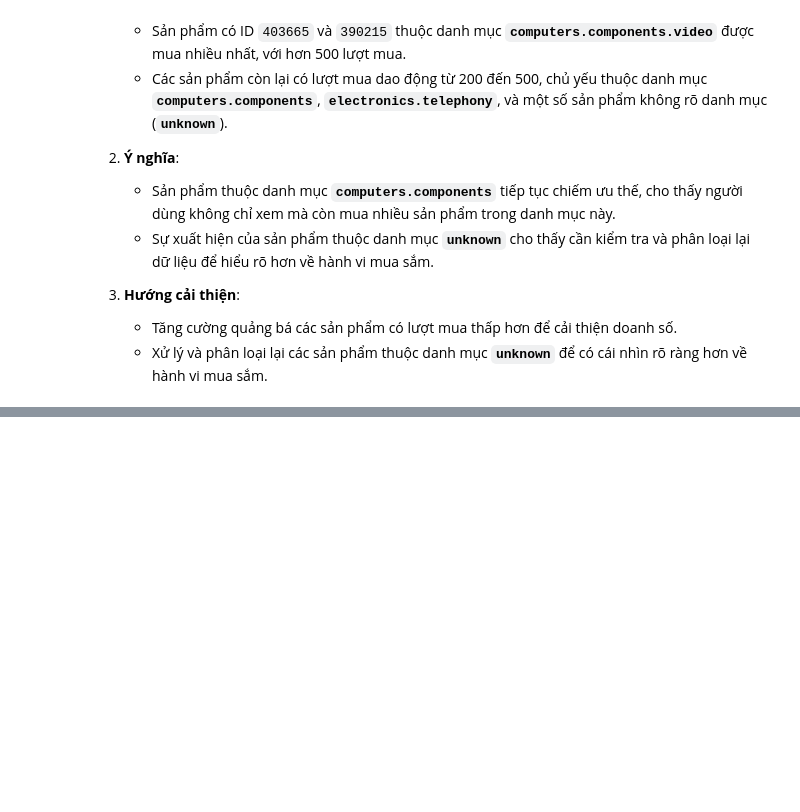
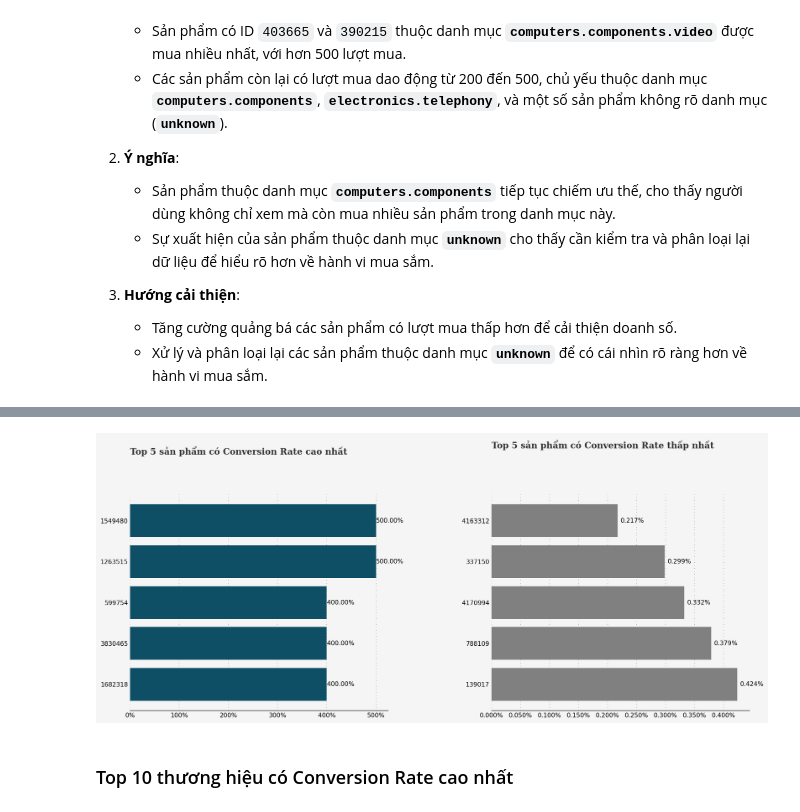
Before and after one commit to hanvocado/ecommerce-analysis, a Jupyter notebook: preprocess.ipynb, the cells around one changed output, grey strips where cells are left out. Saved outputs shown, nothing was run; the diff lists cells and outputs as text; code cells hidden in the pictures; blank space fills up the shorter version.

Commit message:
conversion rate visualize

```diff
--- a/preprocess.ipynb
+++ b/preprocess.ipynb
@@ -664,0 +669,7 @@ plt.show()
+# %%
+data['hour'] = data['event_time'].dt.hour
+
+def calc_conversion_rate(group):
+    views = group[group['event_type'] == 'view']
+    purchases = group[group['event_type'] == 'purchase']
+    return (len(purchases) / len(views) * 100) if len(views) > 0 else 0
@@ -664,0 +958,10 @@ plt.show()
+# %%
+product_views = data[data['event_type'] == 'view'].groupby('product_id').size()
+product_purchases = data[data['event_type'] == 'purchase'].groupby('product_id').size()
+product_conversion_rate = (product_purchases / product_views * 100).dropna()
+
+top_products = product_conversion_rate.sort_values(ascending=False).head(5)
+bottom_products = product_conversion_rate.sort_values(ascending=True).head(5)
+
+print("\nTop sản phẩm conversion rate cao nhất:\n", top_products.round(2))
+print("\nSản phẩm conversion rate thấp nhất:\n", bottom_products.round(2))
@@ -664,0 +986,51 @@ plt.show()
+# %%
+import matplotlib.pyplot as plt
+import matplotlib.ticker as mtick
+
+background_color = "#f5f5f5"
+fig = plt.figure(figsize=(18, 8), dpi=150)
+fig.patch.set_facecolor(background_color)
+gs = fig.add_gridspec(2, 2, height_ratios=[0.1, 1])
+gs.update(hspace=0.3, wspace=0.4)
+
+title_ax0 = fig.add_subplot(gs[0, 0])
+title_ax1 = fig.add_subplot(gs[0, 1])
+ax0 = fig.add_subplot(gs[1, 0])
+ax1 = fig.add_subplot(gs[1, 1])
+
+for title_ax in [title_ax0, title_ax1]:
+    title_ax.axis('off')
+
+title_ax0.text(0, 0.2, "Top 5 sản phẩm có Conversion Rate cao nhất",
+               fontsize=14, fontweight='bold', fontfamily='serif', color="#323232")
+title_ax1.text(0, 0.5, "Top 5 sản phẩm có Conversion Rate thấp nhất",
+               fontsize=14, fontweight='bold', fontfamily='serif', color="#323232")
+
+top_products_sorted = top_products.sort_values(ascending=True)
+bottom_products_sorted = bottom_products.sort_values(ascending=False)
+
+
+ax0.barh(top_products_sorted.index.astype(str), top_products_sorted.values, color="#0e4f66", zorder=3)
+ax1.barh(bottom_products_sorted.index.astype(str), bottom_products_sorted.values, color="gray", zorder=3)
+
+for i, v in enumerate(top_products_sorted.values):
+    ax0.text(v + 0.2, i, f"{v:.2f}%", va='center', fontsize=10)
+
+for i, v in enumerate(bottom_products_sorted.values):
+    ax1.text(v + 0.005, i, f"{v:.3f}%", va='center', fontsize=10)
+
+for ax in [ax0, ax1]:
+    ax.xaxis.set_major_formatter(mtick.PercentFormatter())
+    ax.grid(color='gray', linestyle=':', axis='x', zorder=0, dashes=(1,5))
+    ax.tick_params(axis=u'both', which=u'both', length=0)
+    ax.set_facecolor(background_color)
+    for s in ["top", "right", "left"]:
+        ax.spines[s].set_visible(False)
+    ax.set_xlabel("")
+    ax.set_ylabel("")
+
+plt.show()
+# %% [output]
+[figure, added]
+# %% [markdown]
+### Top 10 thương hiệu có Conversion Rate cao nhất
```
Also changed, not shown: parts of 35 cells of this notebook.
